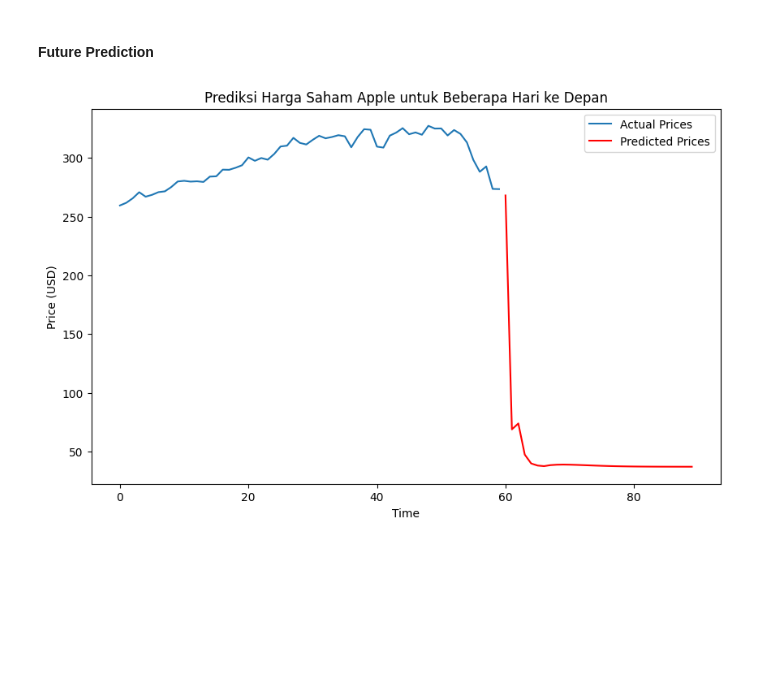
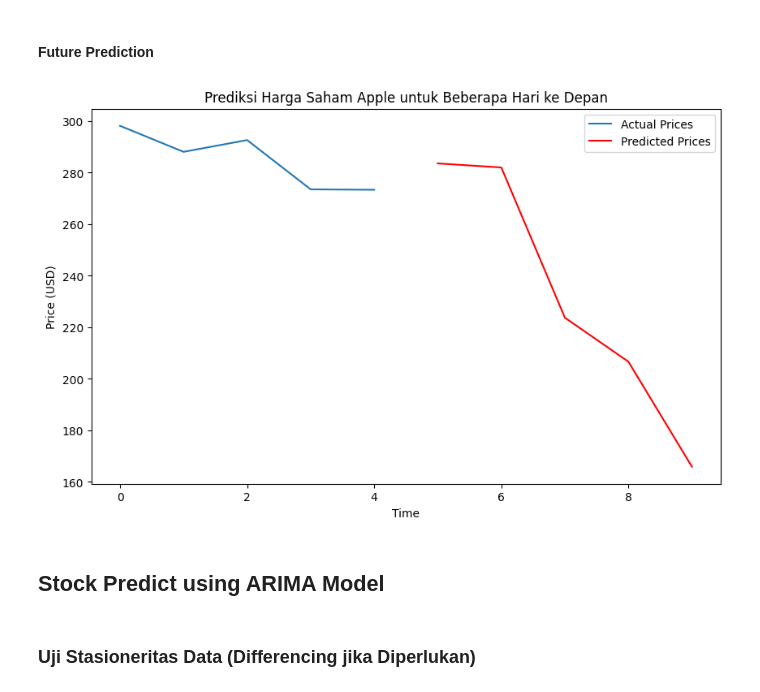
Before and after one commit to MukhlisMaulanaA/data-analytics-python, a Jupyter notebook: stock-predict-cnn-lstm.ipynb, the cells around one changed output. Cells and saved outputs as stored; diff of their text form; code cells hidden in the pictures; blank space fills up the shorter version.

```diff
--- a/stock-predict-cnn-lstm.ipynb
+++ b/stock-predict-cnn-lstm.ipynb
@@ -58,6 +59,11 @@ plt.show()
 # Normalisasi data (skalakan nilai ke rentang 0 dan 1)
 scaler = MinMaxScaler(feature_range=(0, 1))
 df_scaled = scaler.fit_transform(df_numerik[['Close/Last', 'Volume', 'Open', 'High', 'Low']])
+
+# Tentukan variabel target (y) adalah harga penutupan (Close/Last)
+# Fitur input (X) adalah seluruh kolom
+X = df_scaled
+y = df_scaled[:, 0]  # Target adalah kolom 'Close/Last'
 # %% [markdown]
 ### Creat Time Forcasting
 #### Untuk membuat model CNN-LSTM, kita perlu mengubah data menjadi jendela waktu (misalnya, menggunakan 30 hari terakhir untuk memprediksi harga di hari berikutnya).
@@ -218,0 +237,33 @@ Prediksi harga saham untuk hari berikutnya: 267.98 USD
+# %%
+# Ambil data 30 hari terakhir dari dataset yang sudah dinormalisasi
+last_sequence = df_scaled[-time_steps:]
+
+# Reshape data menjadi [1, subsequences, timesteps_per_subsequence, features]
+last_sequence_reshaped = last_sequence.reshape((1, subsequence, timesteps_per_subsequence, df_scaled.shape[1]))
+# %%
+# Tentukan jumlah hari yang ingin diprediksi (misalnya, 5 hari ke depan)
+future_days = 5
+predictions = []
+
+# Mulai dengan data 30 hari terakhir
+current_sequence = last_sequence_reshaped
+
+for day in range(future_days):
+    # Prediksi harga untuk hari berikutnya
+    predicted_price_scaled = model.predict(current_sequence)
+
+    # Inversi skala prediksi agar kembali ke skala harga asli
+    predicted_price = scaler.inverse_transform(np.concatenate((predicted_price_scaled, np.zeros((1, 4))), axis=1))[:, 0]
+    predictions.append(predicted_price[0])
+
+    # Ambil subsequence terakhir dari current_sequence
+    last_subsequence = current_sequence[:, -1, :, :]  # Ambil subsequence terakhir (dimensi [samples, timesteps, features])
+
+    # Geser timestep, dan tambahkan prediksi terbaru
+    new_subsequence = np.concatenate((last_subsequence[:, 1:, :], predicted_price_full.reshape(1, 1, 5)), axis=1)
+
+    # Update current_sequence dengan subsequence yang telah diperbarui
+    current_sequence = np.concatenate((current_sequence[:, 1:, :, :], new_subsequence.reshape(1, 1, new_subsequence.shape[1], 5)), axis=1)
+
+# Tampilkan hasil prediksi
+print(f"Prediksi harga saham untuk {future_days} hari ke depan: {predictions}")
@@ -266,30 +324,34 @@ Prediksi harga saham untuk 30 hari ke depan: [267.9826215109408, 68.952861203265
 #### Future Prediction
 # %%
 # Ambil harga penutupan asli untuk beberapa hari terakhir (misalnya 60 hari terakhir)
-actual_prices = scaler.inverse_transform(df_scaled[-60:, :])[:, 0]
+actual_prices = scaler.inverse_transform(df_scaled[-5:, :])[:, 0]
 
 # Panjang dari data historis
 historical_length = len(actual_prices)
 
 # Indeks waktu untuk data historis (60 hari terakhir)
 historical_time = range(historical_length)
 
 # Indeks waktu untuk prediksi (mulai dari akhir data historis)
 future_time = range(historical_length, historical_length + future_days)
 
 # Visualisasi prediksi dan data historis
 plt.figure(figsize=(10, 6))
 
 # Plot data historis
 plt.plot(historical_time, actual_prices, label='Actual Prices')
 
 # Plot prediksi masa depan
 plt.plot(future_time, predictions, label='Predicted Prices', color='red')
 
 plt.title('Prediksi Harga Saham Apple untuk Beberapa Hari ke Depan')
 plt.xlabel('Time')
 plt.ylabel('Price (USD)')
 plt.legend()
 plt.show()
 # %% [output]
-[figure, old version]
+[figure, new version]
+# %% [markdown]
+## Stock Predict using ARIMA Model
+# %% [markdown]
+### Uji Stasioneritas Data (Differencing jika Diperlukan)
```
Also changed, not shown: parts of 18 cells of this notebook, 2 other files.
